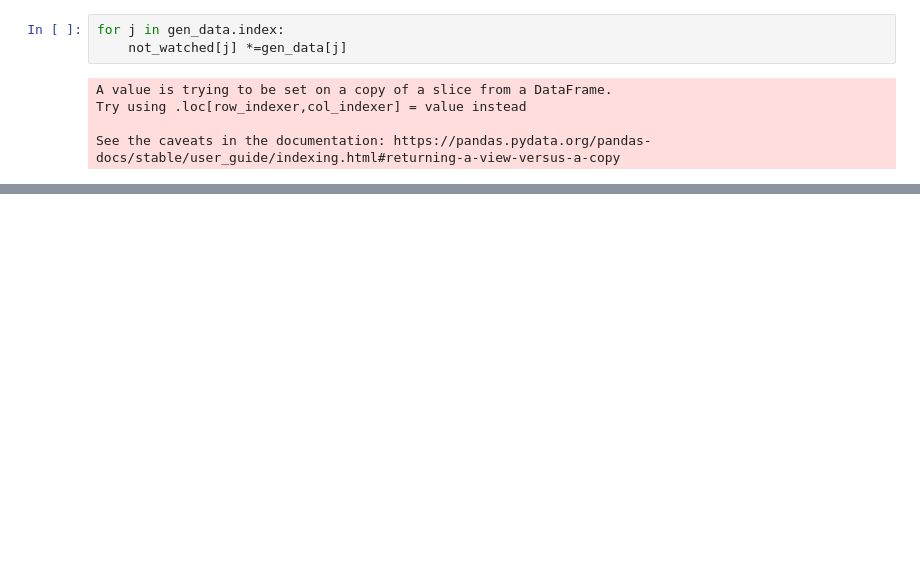
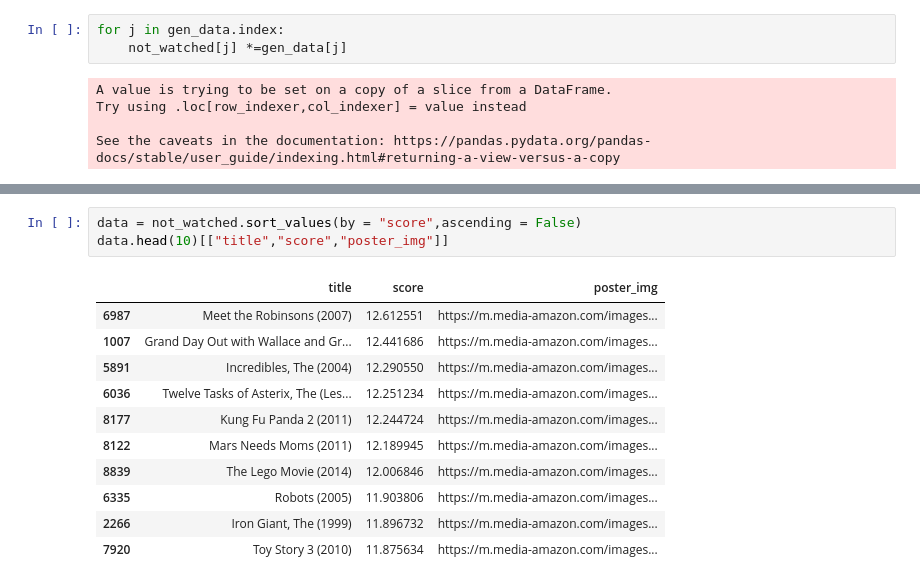
Before and after one commit to GauthamN3004/Hybrid-Movie-Recommender-Systems, a Jupyter notebook: content_based.ipynb, the cells around one changed output, grey strips where cells are left out. Cells and saved outputs as stored; diff of their text form; blank space fills up the shorter version.

```diff
--- a/content_based.ipynb
+++ b/content_based.ipynb
@@ -240,0 +275,15 @@ not_watched
+# %%
+data = not_watched.sort_values(by = "score",ascending = False)
+data.head(10)[["title","score","poster_img"]]
+# %% [output]
+|  | title | score | poster_img |
+| 6987 | Meet the Robinsons (2007) | 12.612551 | https://m.media-amazon.com/images... |
+| 1007 | Grand Day Out with Wallace and Gr... | 12.441686 | https://m.media-amazon.com/images... |
+| 5891 | Incredibles, The (2004) | 12.290550 | https://m.media-amazon.com/images... |
+| 6036 | Twelve Tasks of Asterix, The (Les... | 12.251234 | https://m.media-amazon.com/images... |
+| 8177 | Kung Fu Panda 2 (2011) | 12.244724 | https://m.media-amazon.com/images... |
+| 8122 | Mars Needs Moms (2011) | 12.189945 | https://m.media-amazon.com/images... |
+| 8839 | The Lego Movie (2014) | 12.006846 | https://m.media-amazon.com/images... |
+| 6335 | Robots (2005) | 11.903806 | https://m.media-amazon.com/images... |
+| 2266 | Iron Giant, The (1999) | 11.896732 | https://m.media-amazon.com/images... |
+| 7920 | Toy Story 3 (2010) | 11.875634 | https://m.media-amazon.com/images... |
```
Also changed, not shown: parts of 16 cells of this notebook.
